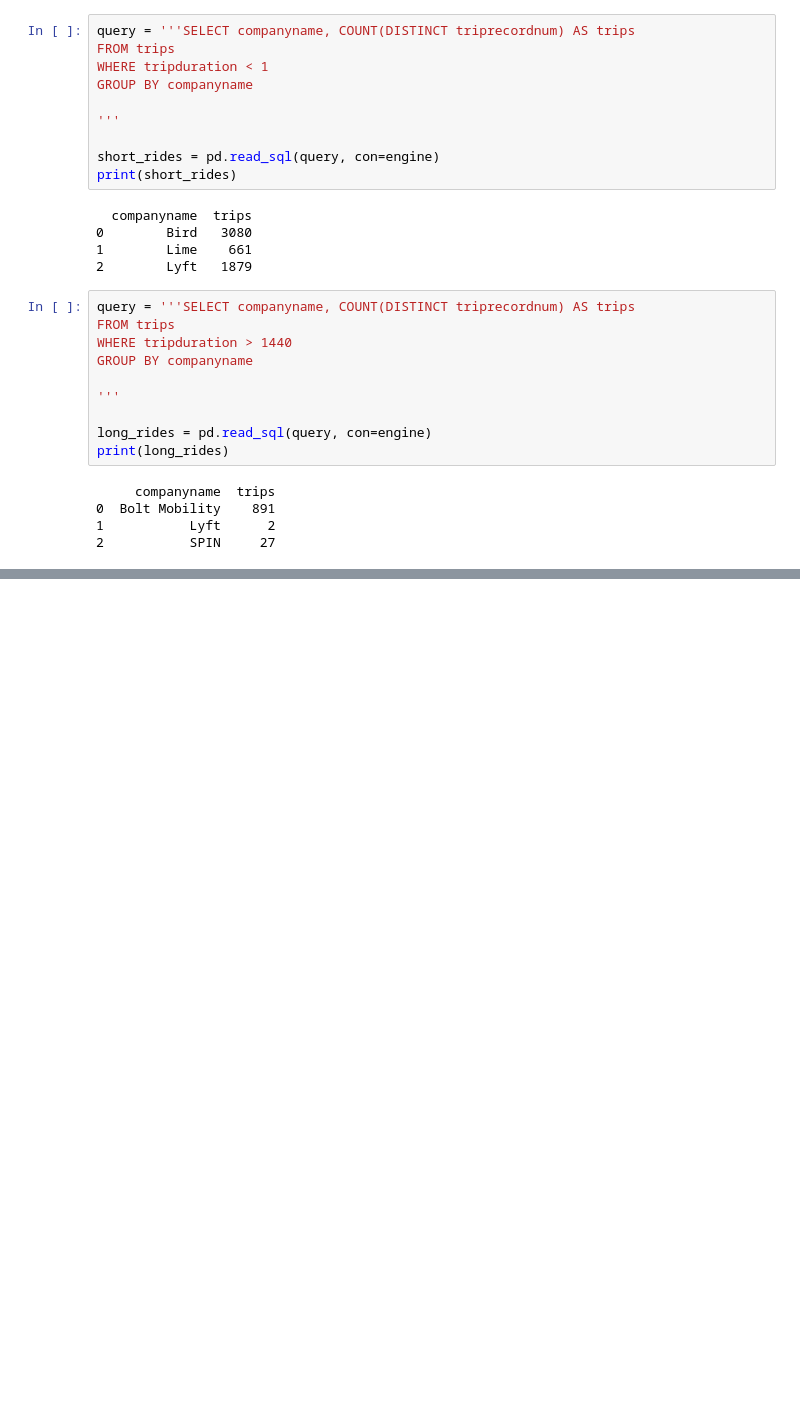
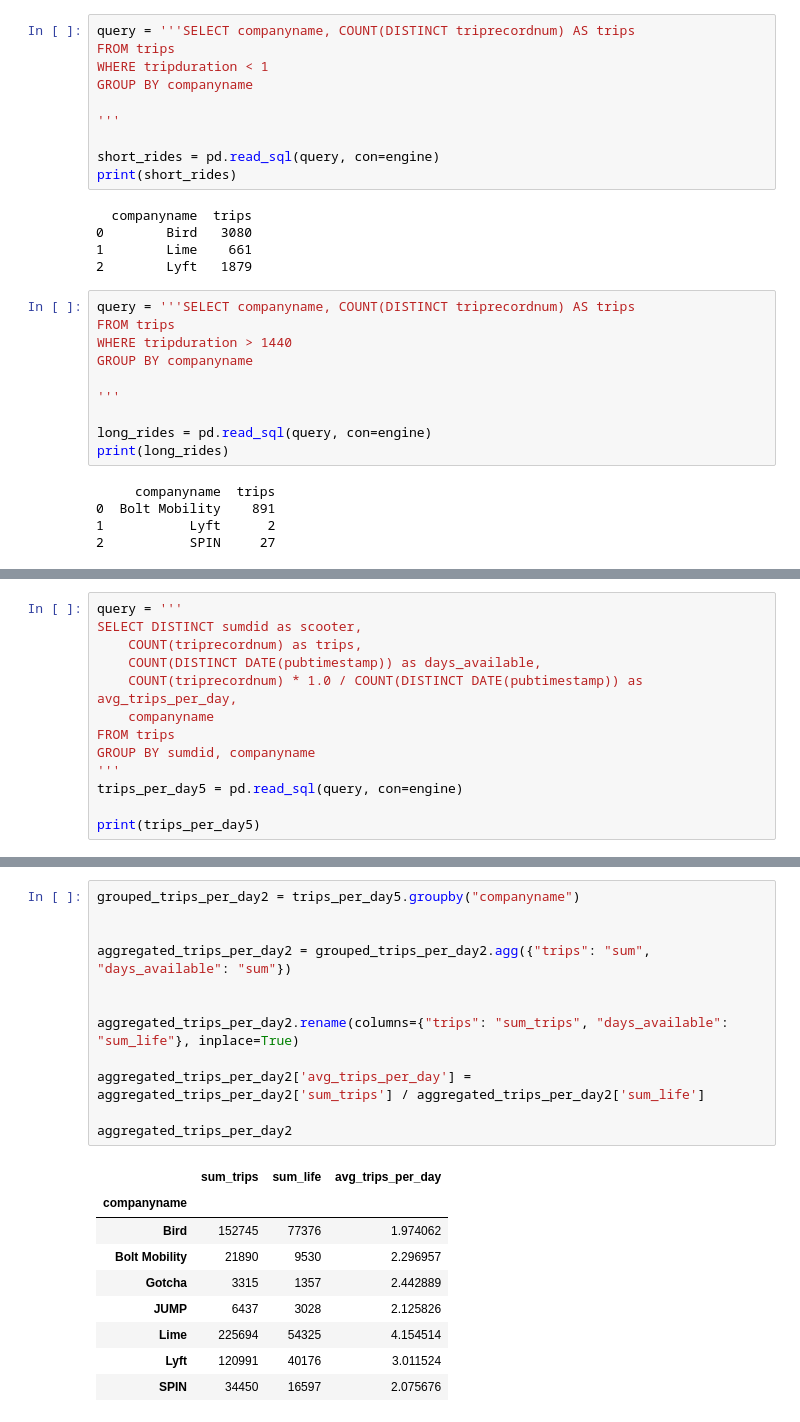
Before and after one commit to NSS-Data-Analytics-Cohort-8/scooter-partner1-yo_dawg_i_heard_you_liked_queries, a Jupyter notebook: notebooks/Project_questions.ipynb, the cells around one changed output, grey strips where cells are left out. Saved outputs shown, nothing was run; the diff lists cells and outputs as text; blank space fills up the shorter version.

```diff
--- a/notebooks/Project_questions.ipynb
+++ b/notebooks/Project_questions.ipynb
@@ -188,0 +390,13 @@ print(long_rides)
+# %%
+query = '''
+SELECT DISTINCT sumdid as scooter,
+    COUNT(triprecordnum) as trips,
+    COUNT(DISTINCT DATE(pubtimestamp)) as days_available,
+    COUNT(triprecordnum) * 1.0 / COUNT(DISTINCT DATE(pubtimestamp)) as avg_trips_per_day,
+    companyname
+FROM trips
+GROUP BY sumdid, companyname
+'''
+trips_per_day5 = pd.read_sql(query, con=engine)
+
+print(trips_per_day5)
@@ -188,0 +421,22 @@ print(long_rides)
+# %%
+grouped_trips_per_day2 = trips_per_day5.groupby("companyname")
+
+
+aggregated_trips_per_day2 = grouped_trips_per_day2.agg({"trips": "sum", "days_available": "sum"})
+
+
+aggregated_trips_per_day2.rename(columns={"trips": "sum_trips", "days_available": "sum_life"}, inplace=True)
+
+aggregated_trips_per_day2['avg_trips_per_day'] = aggregated_trips_per_day2['sum_trips'] / aggregated_trips_per_day2['sum_life']
+
+aggregated_trips_per_day2
+# %% [output]
+|  | sum_trips | sum_life | avg_trips_per_day |
+| companyname |  |  |  |
+| Bird | 152745 | 77376 | 1.974062 |
+| Bolt Mobility | 21890 | 9530 | 2.296957 |
+| Gotcha | 3315 | 1357 | 2.442889 |
+| JUMP | 6437 | 3028 | 2.125826 |
+| Lime | 225694 | 54325 | 4.154514 |
+| Lyft | 120991 | 40176 | 3.011524 |
+| SPIN | 34450 | 16597 | 2.075676 |
```
Also changed, not shown: parts of 14 cells of this notebook.
